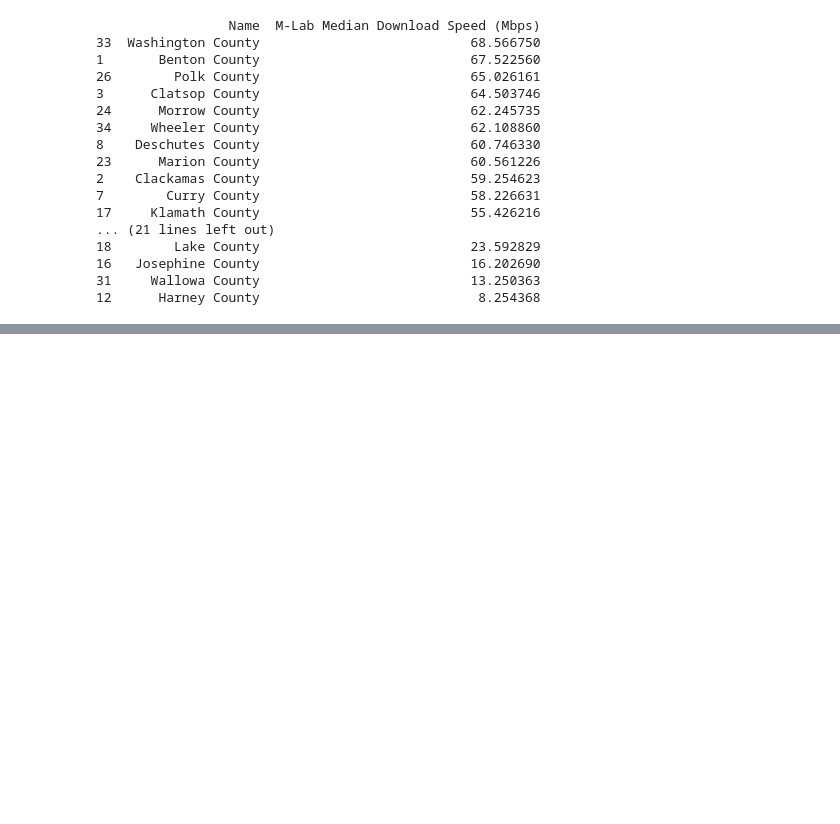
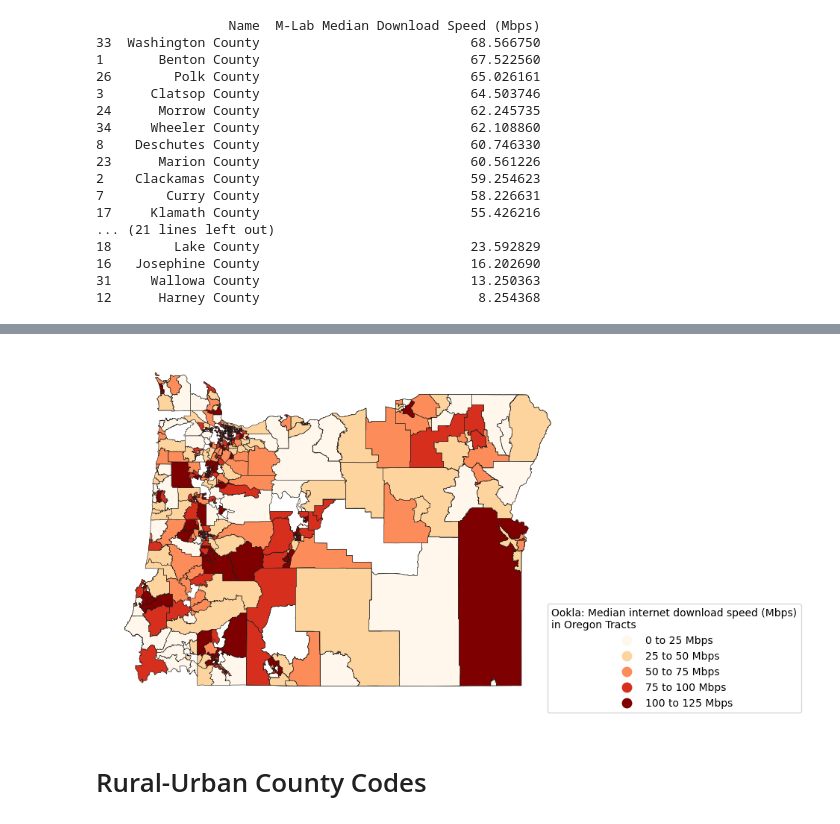
Before and after one commit to ethanheine/community-internet-access, a Jupyter notebook: analysis_testing.ipynb, the cells around one changed output, grey strips where cells are left out. Drawn from its saved outputs; the diff is of its cells as text; code cells hidden in the pictures; blank space fills up the shorter version.

Commit message:
Update analysis_testing.ipynb
Added data on rural and urban communities

```diff
--- a/analysis_testing.ipynb
+++ b/analysis_testing.ipynb
@@ -241,0 +261,18 @@ fig.savefig('assets/or_county_speeds.png', dpi=300, bbox_inches='tight')
+# %%
+# map the tracts
+labels_tract = ["0 to 25 Mbps", "25 to 50 Mbps", "50 to 75 Mbps", "75 to 100 Mbps", "100 to 125 Mbps"]
+
+merged_tract_gdf['group'] = pd.cut(merged_tract_gdf['Ookla Median Download Speed (Mbps)'],
+                                   (0, 25, 50, 75, 100, 125), right=False, labels=labels_tract)
+# %%
+fig, ax = plt.subplots(1, figsize=(16, 6))
+
+merged_tract_gdf.plot(column='group', cmap='OrRd', linewidth=0.4, ax=ax, edgecolor='0.1', legend=True)
+
+ax.axis('off')
+
+legend = ax.get_legend()
+legend.set_bbox_to_anchor((1.5, 0.3))
+legend.set_title('Ookla: Median internet download speed (Mbps)\nin Oregon Tracts')
+# %% [output]
+[figure, added]
@@ -241,0 +282,2 @@ fig.savefig('assets/or_county_speeds.png', dpi=300, bbox_inches='tight')
+# %% [markdown]
+# Rural-Urban County Codes
```
Also changed, not shown: parts of 17 cells of this notebook.
